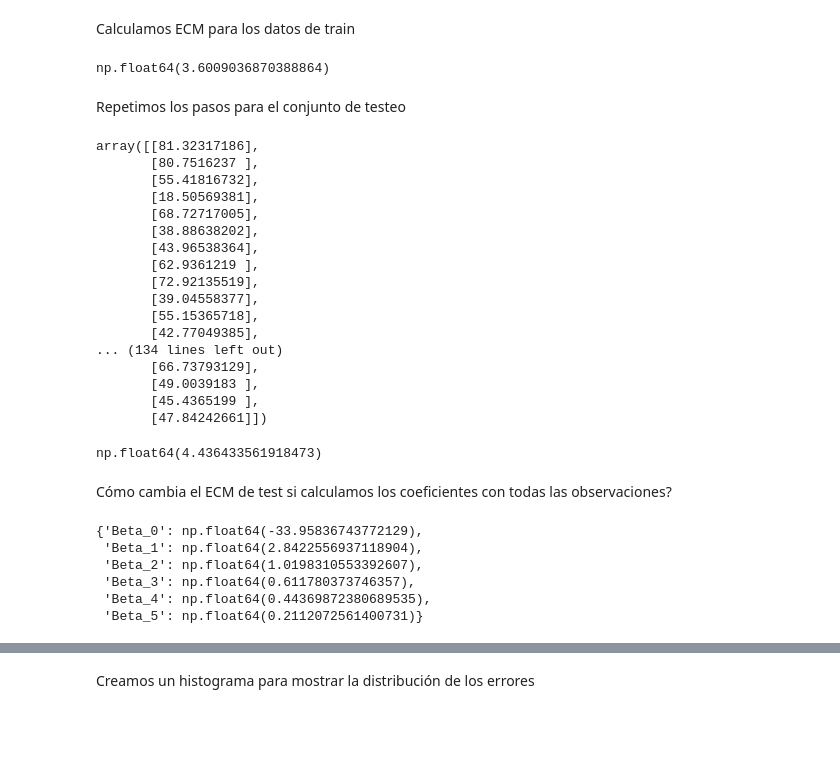
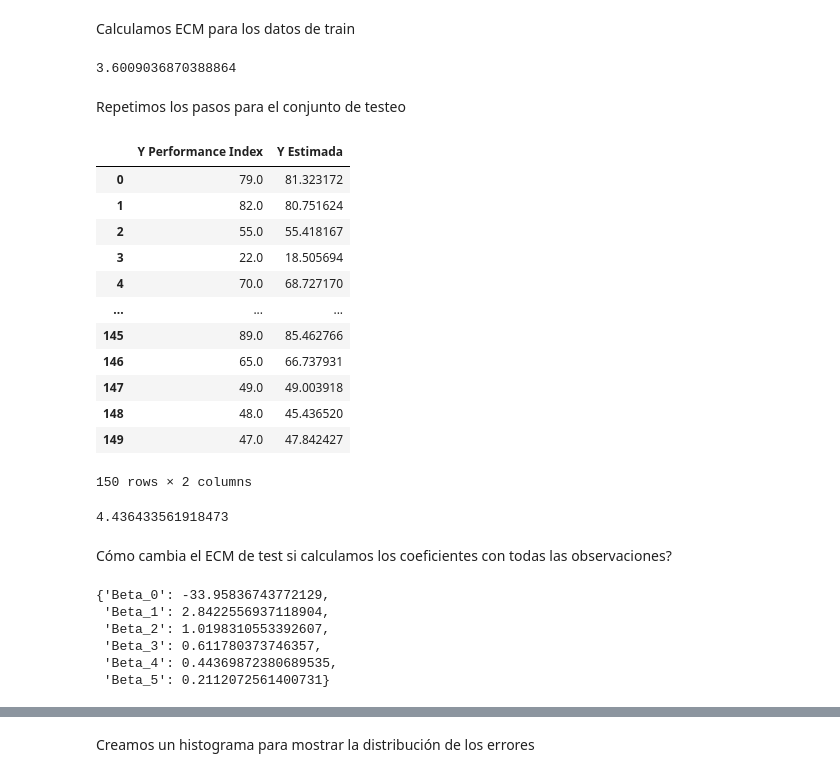
Before and after one commit to seremare9/tp1_metodos, a Jupyter notebook: codigo.ipynb, the cells around one changed output, grey strips where cells are left out. Drawn from its saved outputs; the diff is of its cells as text; code cells hidden in the pictures; blank space fills up the shorter version.

```diff
--- a/codigo.ipynb
+++ b/codigo.ipynb
@@ -375,14 +334,15 @@ $$
 # %% [markdown]
 Calculamos ECM para los datos de train
 # %%
-n = train.shape[0]
+n = res_train.shape[0]
 sumatoria = 0
-for index, row in train.iterrows():
+for index, row in res_train.iterrows():
         sumatoria += (row['Y Performance Index'] - row['Y Estimada']) ** 2
 ecm_train = sumatoria / n
-ecm_train
+
+float(ecm_train)
 # %% [output]
-np.float64(3.6009036870388864)
+3.6009036870388864
 # %% [markdown]
 Repetimos los pasos para el conjunto de testeo
 # %%
@@ -393,36 +353,34 @@ X_test = np.column_stack((np.ones(X_test.shape[0]), X_test))
 
 # Estimamos Y con los betas obtenidos de training
 y_estimada_test = X_test @ beta_estimados
-y_estimada_test
-# %% [output]
-array([[81.32317186],
-       [80.7516237 ],
-       [55.41816732],
-       [18.50569381],
-       [68.72717005],
-       [38.88638202],
-       [43.96538364],
-       [62.9361219 ],
-       [72.92135519],
-       [39.04558377],
-       [55.15365718],
-       [42.77049385],
-... (134 lines left out)
-       [66.73793129],
-       [49.0039183 ],
-       [45.4365199 ],
-       [47.84242661]])
 # %%
-test['Y Estimada'] = y_estimada_test.flatten()
+res_test = test[['Y Performance Index']].copy()
+res_test['Y Estimada'] = y_estimada_test.flatten()
+res_test
+# %% [output]
+|  | Y Performance Index | Y Estimada |
+| 0 | 79.0 | 81.323172 |
+| 1 | 82.0 | 80.751624 |
+| 2 | 55.0 | 55.418167 |
+| 3 | 22.0 | 18.505694 |
+| 4 | 70.0 | 68.727170 |
+| ... | ... | ... |
+| 145 | 89.0 | 85.462766 |
+| 146 | 65.0 | 66.737931 |
+| 147 | 49.0 | 49.003918 |
+| 148 | 48.0 | 45.436520 |
+| 149 | 47.0 | 47.842427 |
+150 rows × 2 columns
 # %%
-n = test.shape[0]
+n = res_test.shape[0]
 sumatoria = 0
-for index, row in test.iterrows():
+for index, row in res_test.iterrows():
         sumatoria += (row['Y Performance Index'] - row['Y Estimada']) ** 2
 ecm_test = sumatoria / n
-ecm_test
+
+float(ecm_test)
 # %% [output]
-np.float64(4.436433561918473)
+4.436433561918473
 # %% [markdown]
 Cómo cambia el ECM de test si calculamos los coeficientes con todas las observaciones?
 # %%
@@ -437,15 +395,15 @@ beta_estimados_sp = np.linalg.inv(X_sp.T @ X_sp) @ X_sp.T @ Y_sp
 # Guardamos los coeficientes estimados en un diccionario
 betas_sp = dict()
 for i in range(len(beta_estimados_sp)):
-    betas_sp[f'Beta_{i}'] = beta_estimados_sp[i][0]
+    betas_sp[f'Beta_{i}'] = float(beta_estimados_sp[i][0])
 
 betas_sp
 # %% [output]
-{'Beta_0': np.float64(-33.95836743772129),
- 'Beta_1': np.float64(2.8422556937118904),
- 'Beta_2': np.float64(1.0198310553392607),
- 'Beta_3': np.float64(0.611780373746357),
- 'Beta_4': np.float64(0.44369872380689535),
- 'Beta_5': np.float64(0.2112072561400731)}
+{'Beta_0': -33.95836743772129,
+ 'Beta_1': 2.8422556937118904,
+ 'Beta_2': 1.0198310553392607,
+ 'Beta_3': 0.611780373746357,
+ 'Beta_4': 0.44369872380689535,
+ 'Beta_5': 0.2112072561400731}
 # %%
 y_estimada_test2 = X_test @ beta_estimados_sp
```
Also changed, not shown: parts of 43 cells of this notebook.
